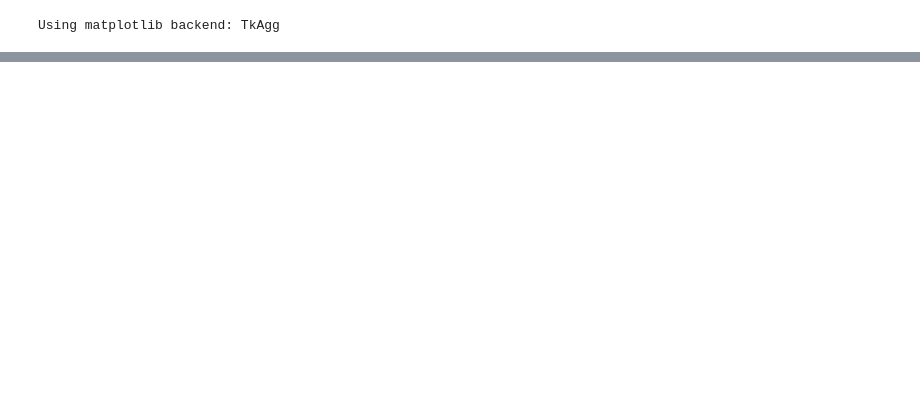
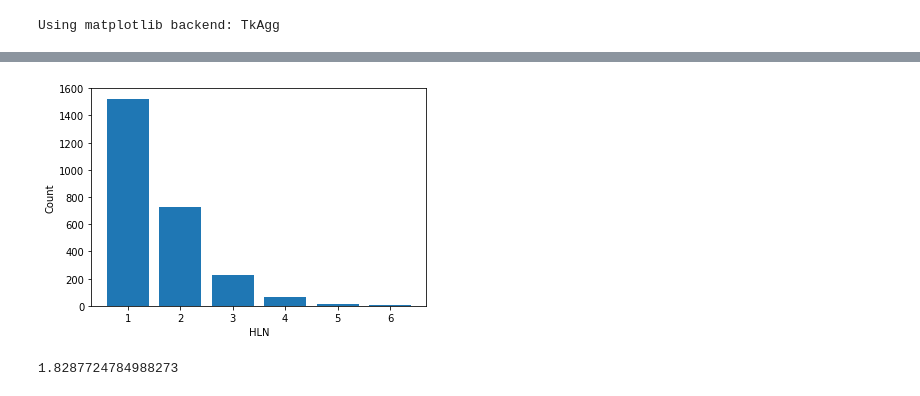
Before and after one commit to technodivergent/Bacillus_Anthracis_Simulation, a Jupyter notebook: Lung Submodel.ipynb, the cells around one changed output, grey strips where cells are left out. Drawn from its saved outputs; the diff is of its cells as text; code cells hidden in the pictures; blank space fills up the shorter version.

```diff
--- a/Lung Submodel.ipynb
+++ b/Lung Submodel.ipynb
@@ -147,3 +146,32 @@ Wall time: 47 ms
+# %%
+res = results[0]
+data = [
+    res['HLN1'][-1],
+    res['HLN2'][-1],
+    res['HLN3'][-1],
+    res['HLN4'][-1],
+    res['HLN5'][-1],
+    res['HLN6'][-1]
+]
+x = [1,2,3,4,5,6]
+plt.bar(x,data)
+plt.xlabel('HLN')
+plt.ylabel('Count')
+plt.show()
+
+weighted_avg = (
+        (1*res['HLN1'][-1]) +
+        (2*res['HLN2'][-1]) +
+        (3*res['HLN3'][-1]) +
+        (3*res['HLN3'][-1]) +
+        (4*res['HLN4'][-1]) +
+        (5*res['HLN5'][-1]) +
+        (6*res['HLN6'][-1])
+    ) / (res['HLN1'][-1] + res['HLN2'][-1] + res['HLN3'][-1] + res['HLN4'][-1] + res['HLN5'][-1] + res['HLN6'][-1])
+print(weighted_avg)
+# %% [output]
+[figure, added]
+1.8287724784988273
 # %%
 fig = plt.figure(figsize=(18,10))
 fig.suptitle("Spores in Lung", fontsize=20)
```
Also changed, not shown: parts of 7 cells of this notebook.
